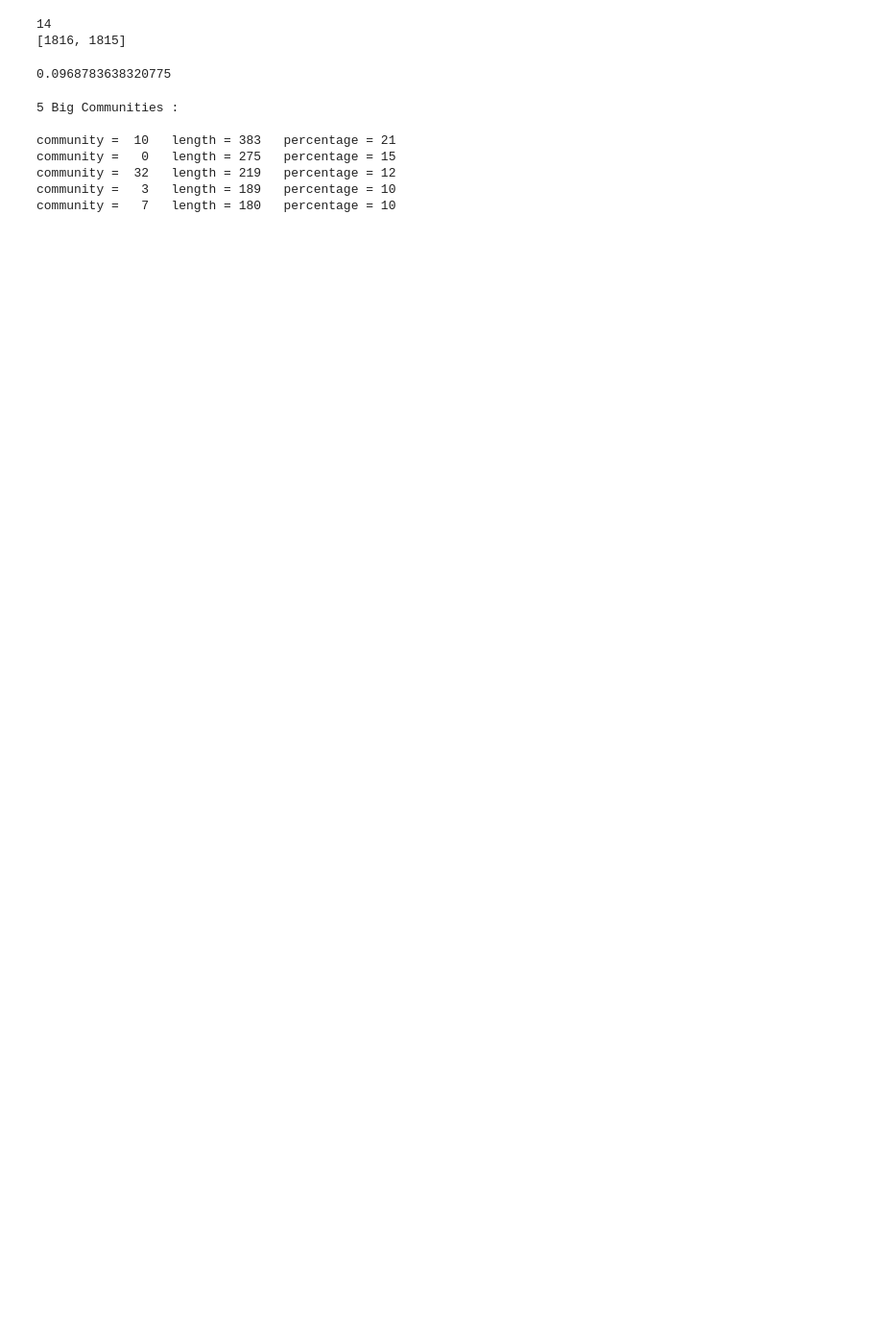
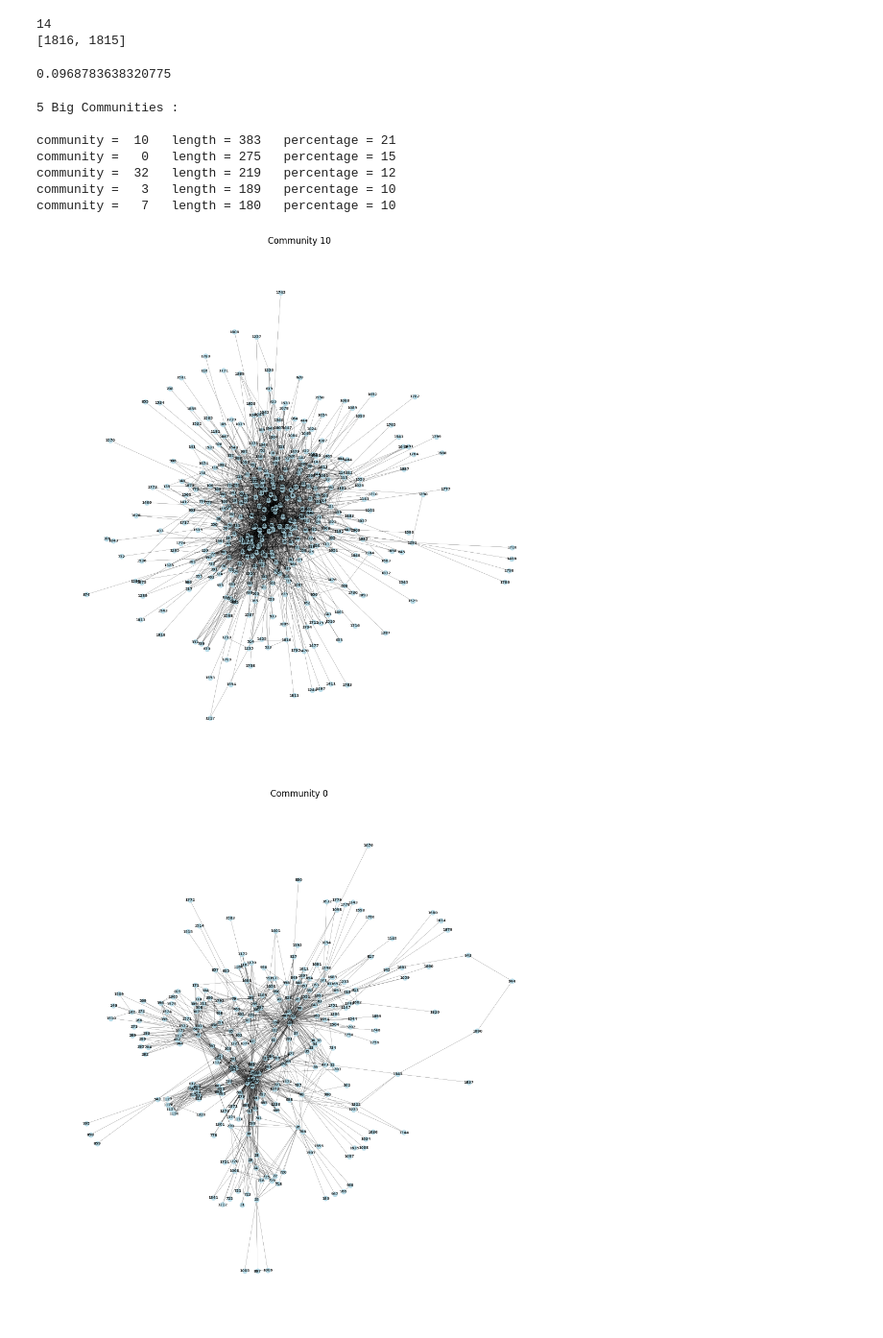
Before and after one commit to mostafa-ja/Complex_Networks, a Jupyter notebook: assignment5/practice.ipynb, the cells around one changed output. Shown at 96% size. Drawn from its saved outputs; the diff is of its cells as text; code cells hidden in the pictures; blank space fills up the shorter version.

```diff
--- a/assignment5/practice.ipynb
+++ b/assignment5/practice.ipynb
@@ -221,3 +223,17 @@ community =   0   length = 275   percentage = 15
 community =  32   length = 219   percentage = 12
 community =   3   length = 189   percentage = 10
 community =   7   length = 180   percentage = 10
+# %%
+# Show graph of each big community
+for community_id, nodes in sorted_communities[:5]:
+    subgraph = G.subgraph(nodes)
+    plt.figure(figsize=(10, 10))
+    pos = nx.spring_layout(subgraph)
+    nx.draw(subgraph, pos, with_labels=True, node_color='lightblue', node_size=40,
+            font_size=5, font_weight='bold', alpha=0.8, width=0.2)
+    plt.title(f"Community {community_id}")
+    plt.axis('off')
+    plt.show()
+# %% [output]
+[figure, added]
+[figure, added]
```
Also changed, not shown: parts of 5 cells of this notebook, 16 other files.
